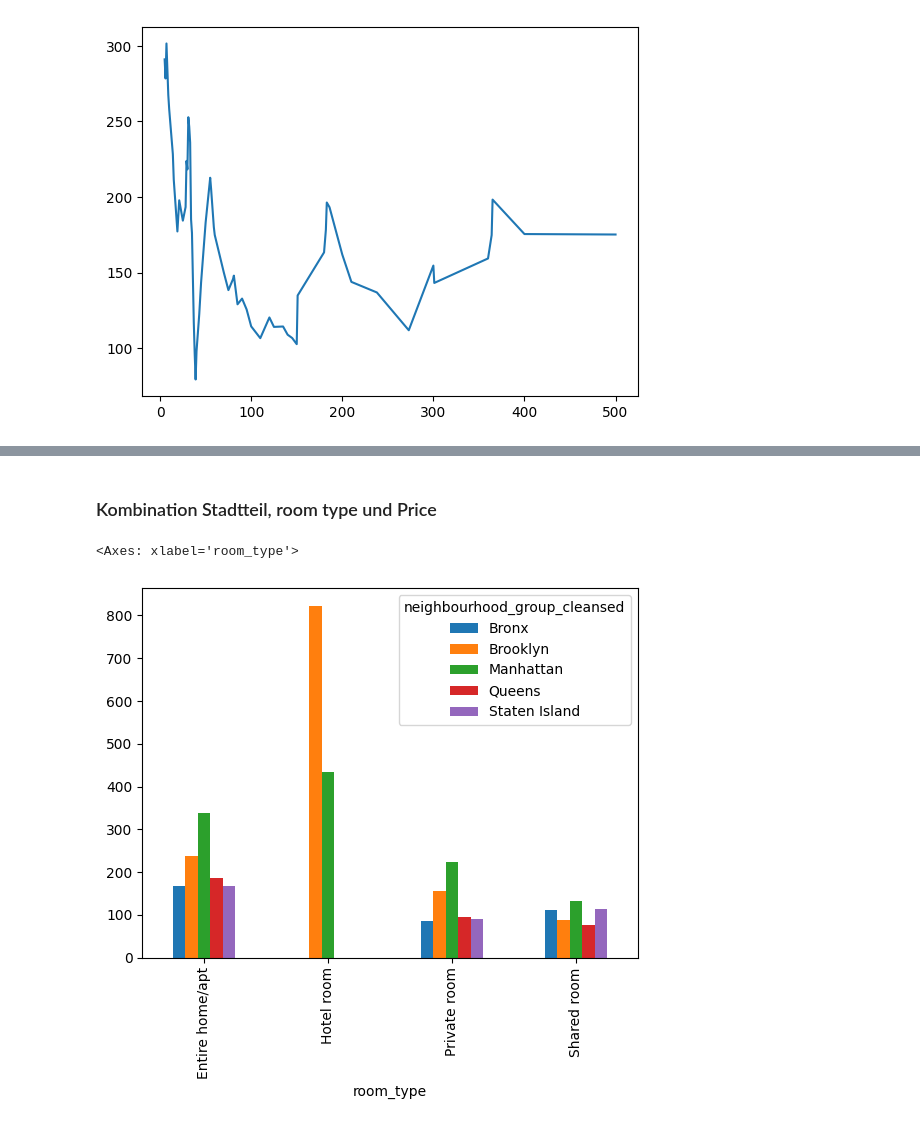
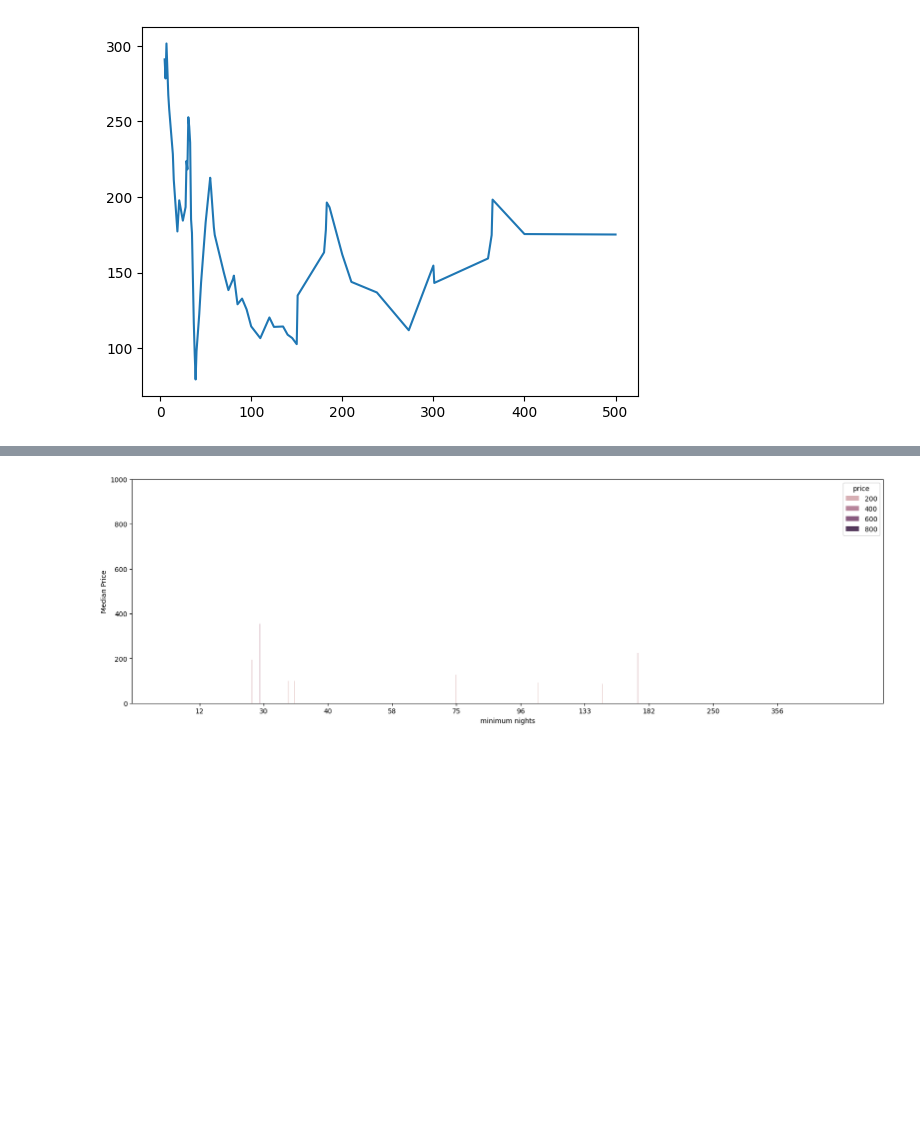
Before and after one commit to co-dex-gmbh/python-data-science-g5, a Jupyter notebook: woche1/airbnb/notebooks/live-original-11-12-2024.ipynb, the cells around one changed output, grey strips where cells are left out. Saved outputs shown, nothing was run; the diff lists cells and outputs as text; code cells hidden in the pictures; blank space fills up the shorter version.

```diff
--- a/woche1/airbnb/notebooks/live-original-11-12-2024.ipynb
+++ b/woche1/airbnb/notebooks/live-original-11-12-2024.ipynb
@@ -544,8 +455,0 @@ plt.plot(X, model.predict(X), color='red')
-# %% [markdown]
-### Kombination Stadtteil, room type und Price
-# %%
-df.groupby(["room_type", "neighbourhood_group_cleansed"])[
-    "price"].mean().unstack().plot.bar()
-# %% [output]
-<Axes: xlabel='room_type'>
-[figure, removed]
@@ -567,0 +456,18 @@ pd.DataFrame.clear_numeric = clear_numeric
+# %%
+grouped = below_2k.groupby('minimum_nights')['price'].median().reset_index()
+grouped = grouped.sort_values(by='price', ascending=False)
+
+plt.figure(figsize=(20, 6))
+sns.barplot(
+    y='price', x='minimum_nights',
+    hue='price',
+    data=grouped,
+    # palette= "Reds"
+)
+plt.ylabel("Median Price")
+plt.xlabel("minimum nights")
+plt.ylim(0, 1000)
+plt.xticks([10, 20, 30, 40, 50, 60, 70, 80, 90, 100])
+plt.show()
+# %% [output]
+[figure, added]
```
Also changed, not shown: parts of 10 cells of this notebook.
